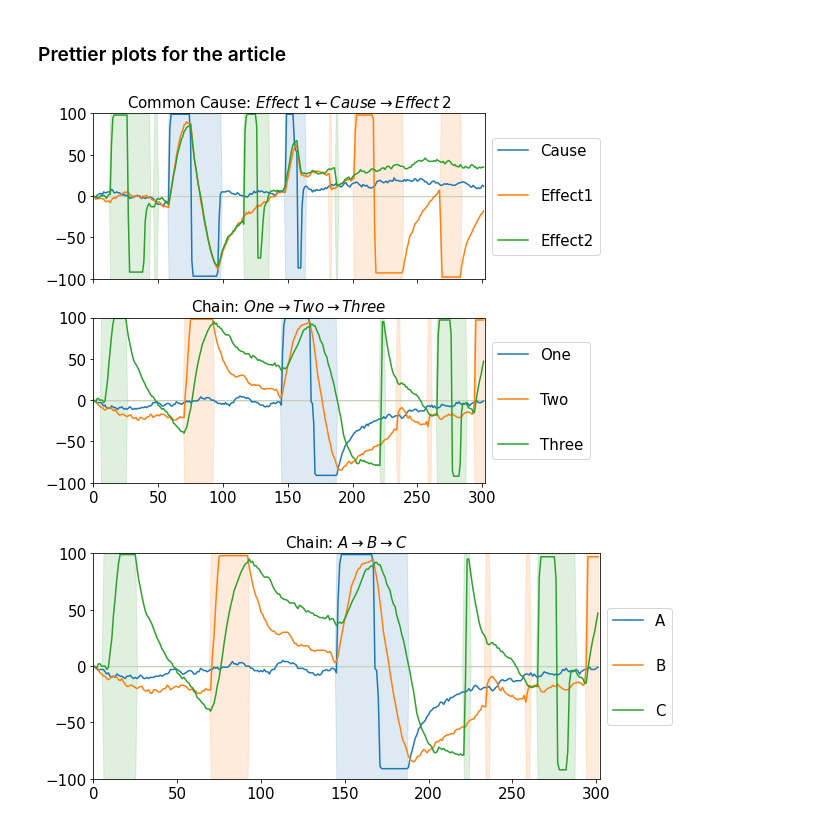
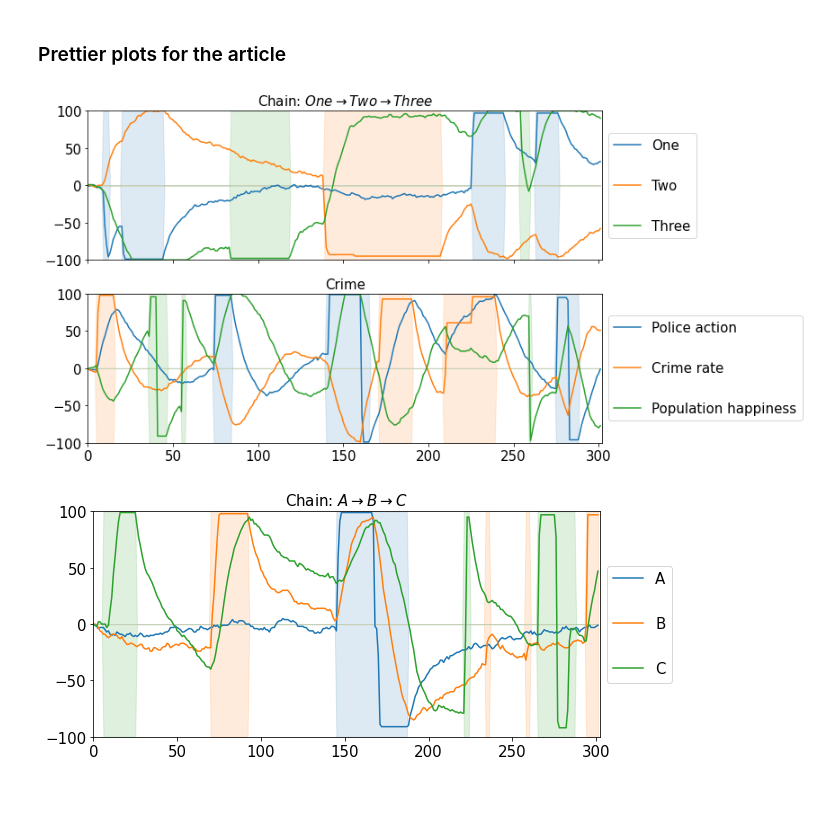
Before and after one commit to Vbtesh/less_is_more_continuous_time_active_learning, a Jupyter notebook: participants_visualisation.ipynb, the cells around one changed output. Drawn from its saved outputs; the diff is of its cells as text; code cells hidden in the pictures; blank space fills up the shorter version.

```diff
--- a/participants_visualisation.ipynb
+++ b/participants_visualisation.ipynb
@@ -98,37 +98,37 @@ idx = 44
 
 data, inters, labels, trial_name = exp.recover_participant_trial_data(idx=idx, trial_idx=0)
 # %%
-fig, axs = plt.subplots(2, 1, figsize=(8, 6), sharex=True)
+fig, axs = plt.subplots(2, 1, figsize=(12, 6), sharex=True)
 
 titles = [
-    r'Common Cause: $Effect \: 1 \leftarrow Cause \rightarrow Effect \: 2$',
     r'Chain: $One \rightarrow Two \rightarrow Three$',
+    r'Crime',
 ]
 
-idx = 44
+idx = 100
 
 data, inters, labels, trial_name = exp.recover_participant_trial_data(idx=idx, trial_idx=0)
 
 plot_data(axs[0], data, inters, labels, titles[0])
 
 axs[0].set_yticks([-100, -50, 0, 50, 100])
 plt.setp(axs[0].get_yticklabels(), fontsize=15)
 
-idx = 44
-trial_idx = 3
+idx = 389
+trial_idx = 2
 
 data, inters, labels, trial_name = exp.recover_participant_trial_data(idx=idx, trial_idx=trial_idx)
 
 plot_data(axs[1], data, inters, labels, titles[1])
 
 axs[1].set_yticks([-100, -50, 0, 50, 100])
 plt.setp(axs[1].get_yticklabels(), fontsize=15)
 plt.setp(axs[1].get_xticklabels(), fontsize=15)
 
 plt.tight_layout()
 plt.savefig('.\\plots\\sampled_paths.pdf')
 # %% [output]
-[figure, old version]
+[figure, new version]
 # %%
 fig, ax = plt.subplots(1, 1, figsize=(9, 4), sharex=True)
 
```
Also changed, not shown: parts of 1 cell of this notebook, 2 other files.
